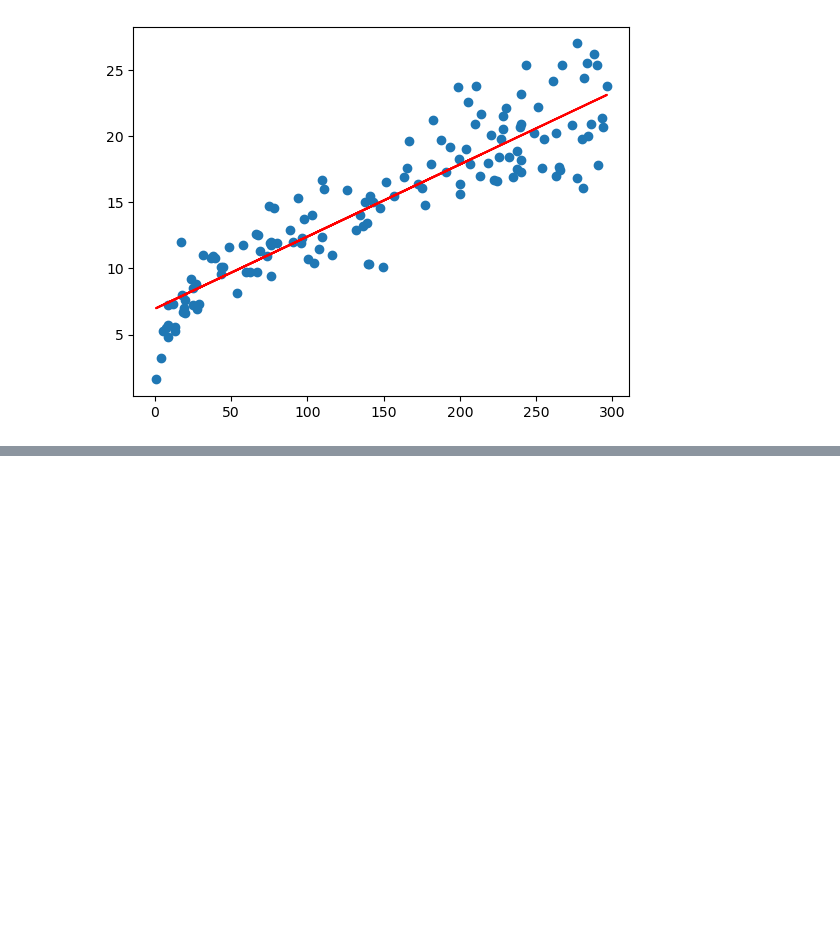
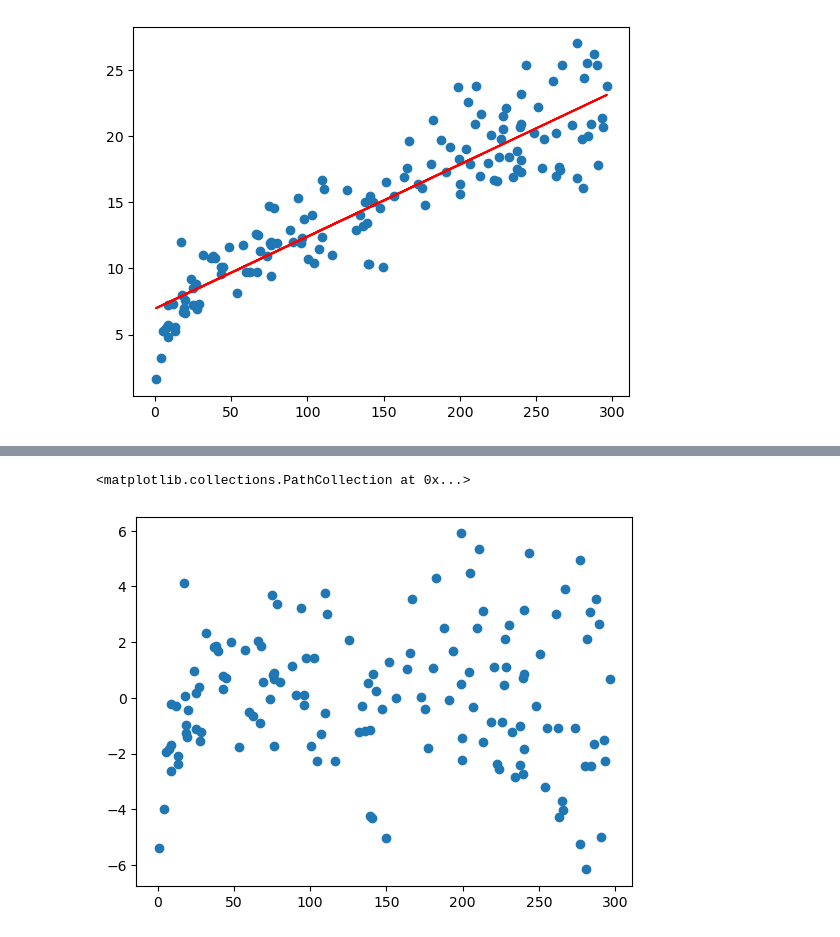
Before and after one commit to venkatpselvam1/DataScienceML, a Jupyter notebook: LinearRegression/01_SimpleLinearRegression/SimpleLinearRegWithAdvertising.ipynb, the cells around one changed output, grey strips where cells are left out. Cells and saved outputs as stored; diff of their text form; code cells hidden in the pictures; blank space fills up the shorter version.

```diff
--- a/LinearRegression/01_SimpleLinearRegression/SimpleLinearRegWithAdvertising.ipynb
+++ b/LinearRegression/01_SimpleLinearRegression/SimpleLinearRegWithAdvertising.ipynb
@@ -129,0 +140,5 @@ plt.show()
+# %%
+plt.scatter(X_train, res)
+# %% [output]
+<matplotlib.collections.PathCollection at 0x...>
+[figure, added]
```
Also changed, not shown: parts of 10 cells of this notebook.
